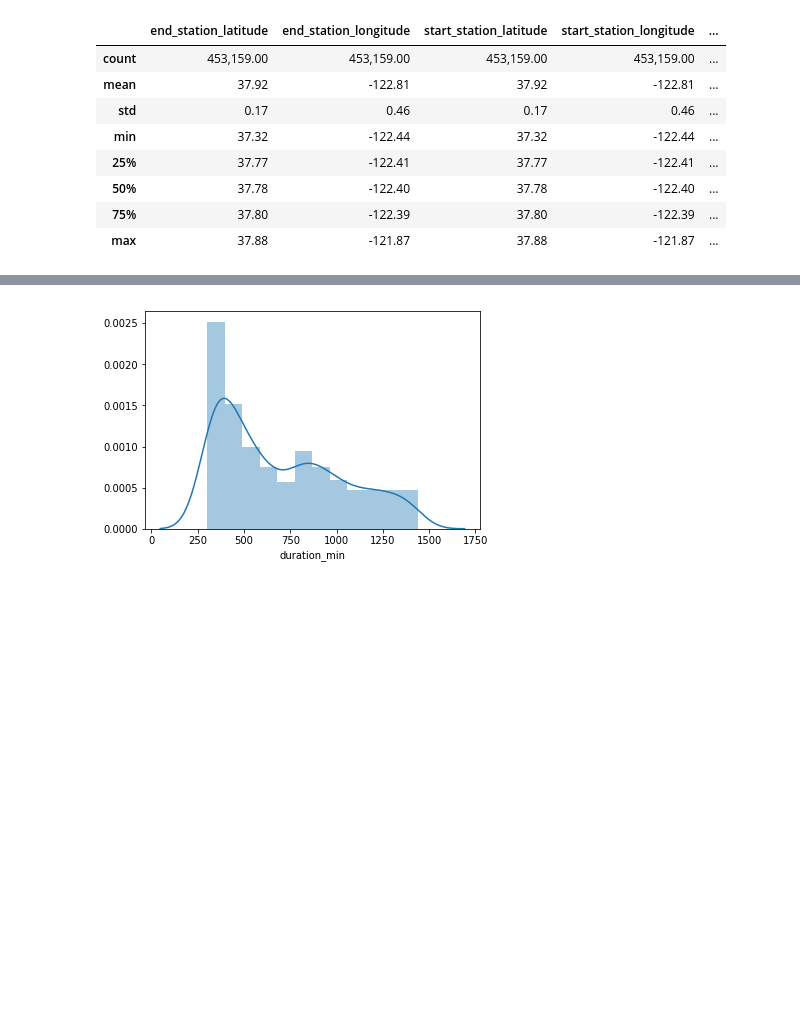
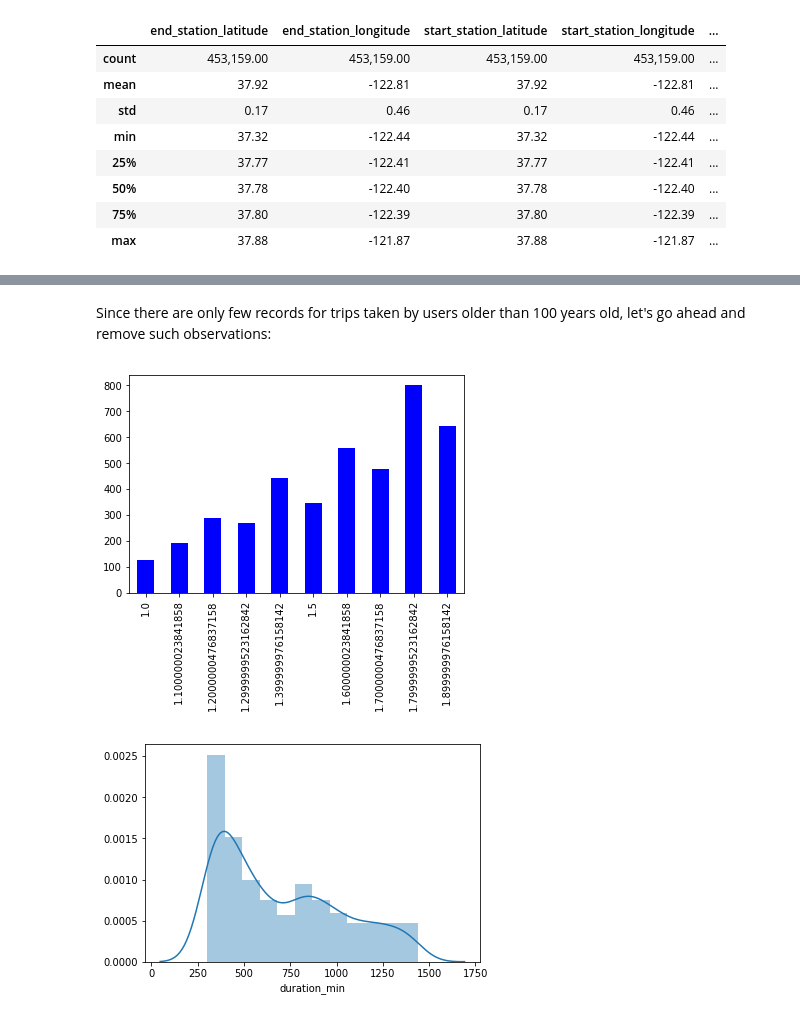
Before and after one commit to marcellovictorino/DAND_5_DataViz, a Jupyter notebook: 2_Project_ FordGoBike/1_EDA.ipynb, the cells around one changed output, grey strips where cells are left out. Cells and saved outputs as stored; diff of their text form; code cells hidden in the pictures; blank space fills up the shorter version.

```diff
--- a/2_Project_ FordGoBike/1_EDA.ipynb
+++ b/2_Project_ FordGoBike/1_EDA.ipynb
@@ -137,0 +146,3 @@ df.describe()
+# %%
+# Drop Low Income Trip column
+df.drop(columns='low_income_trip', inplace=True)
@@ -138,3 +163,12 @@ df.describe()
+# %% [markdown]
+Since there are only few records for trips taken by users older than 100 years old, let's go ahead and remove such observations:
+# %%
+df = df.query('user_age <= 100')
+# %%
+# Trip Duration: investigating extreme values
+df.query('duration_min < 2').duration_min.value_counts().sort_index().plot(kind='bar', color='b');
+# %% [output]
+[figure, added]
 # %%
 a = df.query('duration_min > 300').duration_min#.plot(kind='hist');
 sns.distplot(a);
```
Also changed, not shown: parts of 5 cells of this notebook.
